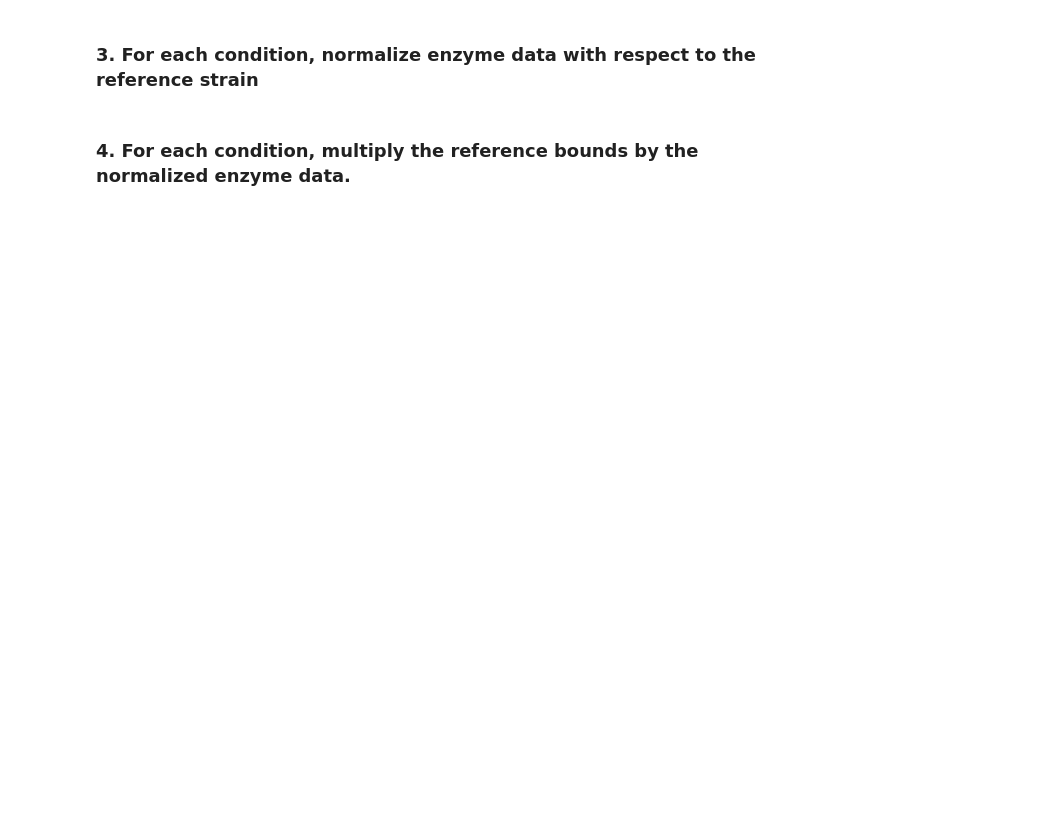
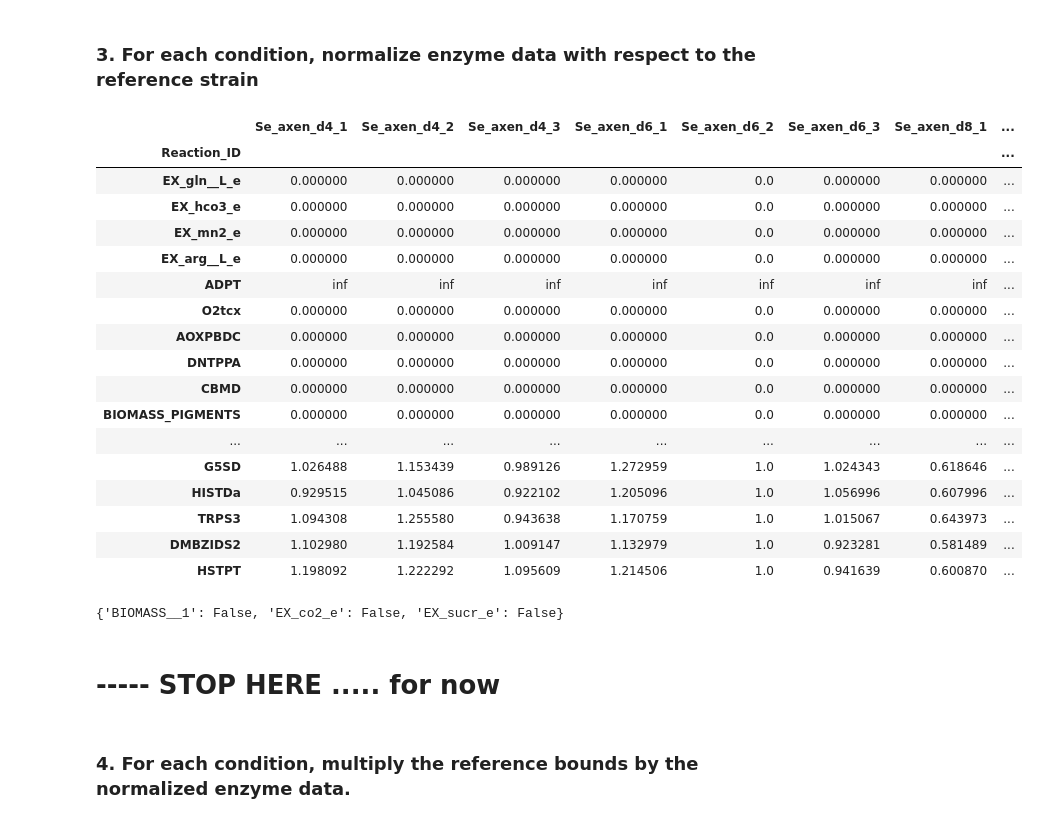
Before and after one commit to pnnl-predictive-phenomics/syn_bmca, a Jupyter notebook: data/set_bounds_with_FVA_for_Syn.ipynb, the cells around one changed output. Saved outputs shown, nothing was run; the diff lists cells and outputs as text; code cells hidden in the pictures; blank space fills up the shorter version.

Commit message:
Updates to notebook for issue #5, getting to normalized enzyme activity (still needs to satisfy criteria to clean up data)

```diff
--- a/data/set_bounds_with_FVA_for_Syn.ipynb
+++ b/data/set_bounds_with_FVA_for_Syn.ipynb
@@ -260,10 +255,3 @@ def gene_expression_to_enzyme_activity(gpr: dict[Reaction, list[list[Gene]]], ex
               isozyme_activity = np.min([isozyme_activity, expression[gene]])
           enzyme_activity[rxn] += isozyme_activity
     return enzyme_activity
-# %%
-# Create dict of genes and corresponding float values using trancsciptomics data
-this_strain = ref_rep # use reference strain
-
-expression_dict = {g: transcriptomics_df.loc[g][this_strain] for g in transcriptomics_df.index}
-expr_dict_keys = [kz for kz in expression_dict.keys()]
-{k: expression_dict[k] for k in expr_dict_keys[0:5]}
@@ -298,4 +312,56 @@ enzymze_activity_dict
 # %% [markdown]
  ### 3. For each condition, normalize enzyme data with respect to the reference strain
+# %%
+# Create dataframe of normalized enzyme activity by scaling realtive to reference strain
+rep_names = transcriptomics_df.columns
+normalized_enzyme_activity_df = enzymze_activity_df[rep_names].div(enzymze_activity_df[ref_rep], axis=0)
+
+
+# TODO: should these replacements be the original values (0 and inf), or 1s (to indicate same as reference strain)?
+# ==> NEITHER: drop rows with all 0 or inf or NaN entries
+
+# Ensure 0-valued or inf entries in enzymze_activity_df are passed into normalized_enzyme_activity_df
+# - OR -
+# Ensure 0-valued or inf entries in enzymze_activity_df are passed into normalized_enzyme_activity_df
+for col in rep_names:
+    for row in enzymze_activity_df.index:
+        if (enzymze_activity_df[col][row] == 0.0) or (np.isinf(enzymze_activity_df[col][row])):
+            # this_row = enzymze_activity_df['Reaction_ID'][row]
+            # normalized_enzyme_activity_df.loc[this_row, col] = enzymze_activity_df[col][row]
+            normalized_enzyme_activity_df.loc[row, col] = enzymze_activity_df[col][row]
+
+# Re-index normalized_enzyme_activity_df using reaction-IDs
+normalized_enzyme_activity_df['Reaction_ID'] = enzymze_activity_df['Reaction_ID']
+normalized_enzyme_activity_df = normalized_enzyme_activity_df.set_index('Reaction_ID')
+
+normalized_enzyme_activity_df.iloc[0:25]
+
+# TODO: add "check_data" function to check validity before passing to pymc
+# %% [output]
+|  | Se_axen_d4_1 | Se_axen_d4_2 | Se_axen_d4_3 | Se_axen_d6_1 | Se_axen_d6_2 | Se_axen_d6_3 | Se_axen_d8_1 | ... |
+| Reaction_ID |  |  |  |  |  |  |  | ... |
+| EX_gln__L_e | 0.000000 | 0.000000 | 0.000000 | 0.000000 | 0.0 | 0.000000 | 0.000000 | ... |
+| EX_hco3_e | 0.000000 | 0.000000 | 0.000000 | 0.000000 | 0.0 | 0.000000 | 0.000000 | ... |
+| EX_mn2_e | 0.000000 | 0.000000 | 0.000000 | 0.000000 | 0.0 | 0.000000 | 0.000000 | ... |
+| EX_arg__L_e | 0.000000 | 0.000000 | 0.000000 | 0.000000 | 0.0 | 0.000000 | 0.000000 | ... |
+| ADPT | inf | inf | inf | inf | inf | inf | inf | ... |
+| O2tcx | 0.000000 | 0.000000 | 0.000000 | 0.000000 | 0.0 | 0.000000 | 0.000000 | ... |
+| AOXPBDC | 0.000000 | 0.000000 | 0.000000 | 0.000000 | 0.0 | 0.000000 | 0.000000 | ... |
+| DNTPPA | 0.000000 | 0.000000 | 0.000000 | 0.000000 | 0.0 | 0.000000 | 0.000000 | ... |
+| CBMD | 0.000000 | 0.000000 | 0.000000 | 0.000000 | 0.0 | 0.000000 | 0.000000 | ... |
+| BIOMASS_PIGMENTS | 0.000000 | 0.000000 | 0.000000 | 0.000000 | 0.0 | 0.000000 | 0.000000 | ... |
+| ... | ... | ... | ... | ... | ... | ... | ... | ... |
+| G5SD | 1.026488 | 1.153439 | 0.989126 | 1.272959 | 1.0 | 1.024343 | 0.618646 | ... |
+| HISTDa | 0.929515 | 1.045086 | 0.922102 | 1.205096 | 1.0 | 1.056996 | 0.607996 | ... |
+| TRPS3 | 1.094308 | 1.255580 | 0.943638 | 1.170759 | 1.0 | 1.015067 | 0.643973 | ... |
+| DMBZIDS2 | 1.102980 | 1.192584 | 1.009147 | 1.132979 | 1.0 | 0.923281 | 0.581489 | ... |
+| HSTPT | 1.198092 | 1.222292 | 1.095609 | 1.214506 | 1.0 | 0.941639 | 0.600870 | ... |
+# %%
+missing_rxns = {r: (r in FVA_object.index) for r in normalized_enzyme_activity_df.index}
+{k:v for k,v in missing_rxns.items() if not v}
+# %% [output]
+{'BIOMASS__1': False, 'EX_co2_e': False, 'EX_sucr_e': False}
+# %% [markdown]
+# ----- STOP HERE ..... for now
 # %% [markdown]
 ### 4. For each condition, multiply the reference bounds by the normalized enzyme data.
```
Also changed, not shown: parts of 9 cells of this notebook.
